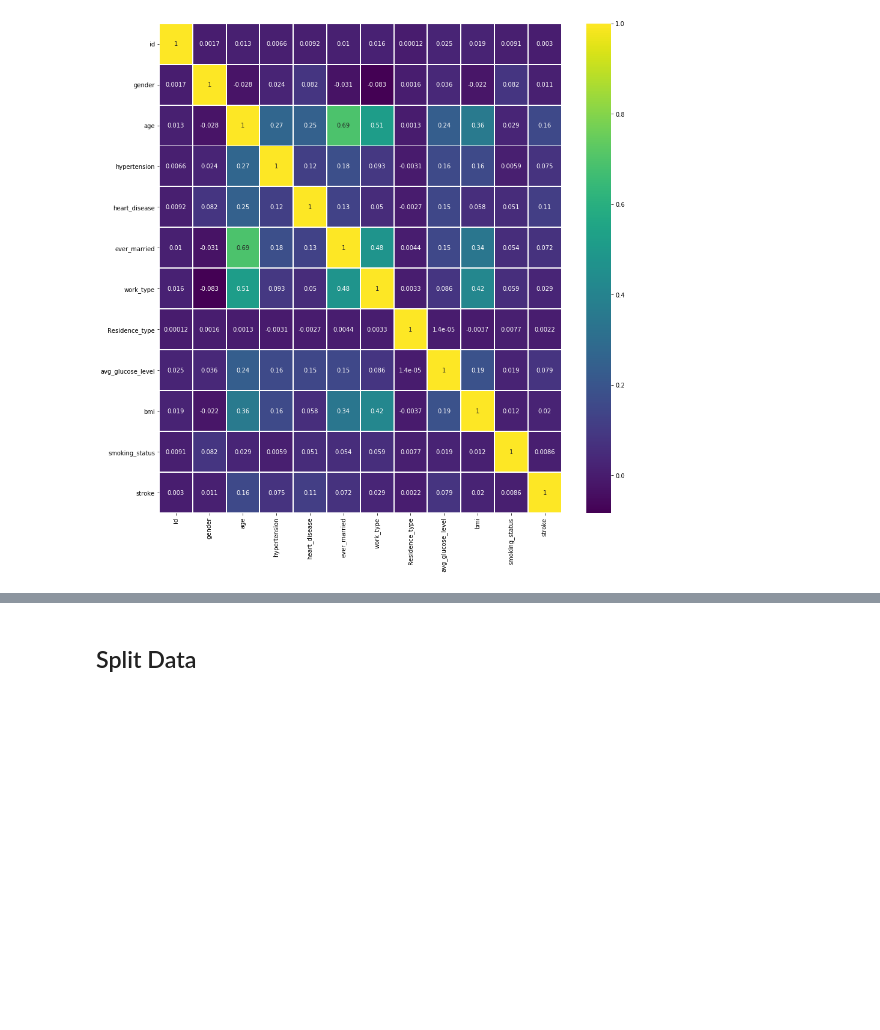
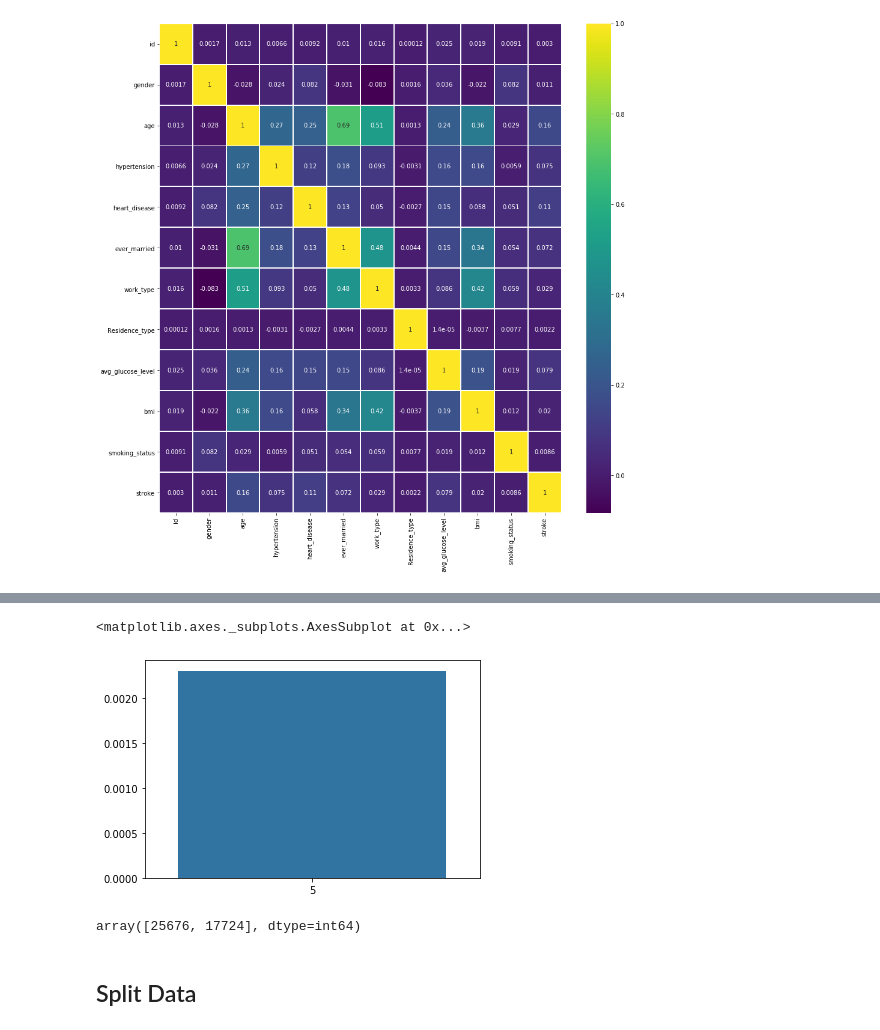
Before and after one commit to dan393/Dissertation, a Jupyter notebook: Code/dissertation/Stroke Predictions.ipynb, the cells around one changed output, grey strips where cells are left out. Saved outputs shown, nothing was run; the diff lists cells and outputs as text; code cells hidden in the pictures; blank space fills up the shorter version.

```diff
--- a/Code/dissertation/Stroke Predictions.ipynb
+++ b/Code/dissertation/Stroke Predictions.ipynb
@@ -211,3 +213,12 @@ save('/building_ann/smoking_scatterplot.png')
+# %%
+sns.barplot(x=[5], y=[9], data=df, estimator=lambda x: len(x) / len(df) * 100)
+# %% [output]
+<matplotlib.axes._subplots.AxesSubplot at 0x...>
+[figure, added]
+# %%
+np.bincount(df.apply(lambda x : 1 if x['gender']=='Male' else 0, axis =1))
+# %% [output]
+array([25676, 17724], dtype=int64)
 # %%
 # sorted(df['smoking_status'].unique())
 df = pd.read_csv("../input/stroke-dataset/stroke.csv")
```
Also changed, not shown: parts of 4 cells of this notebook, 2 other files.
